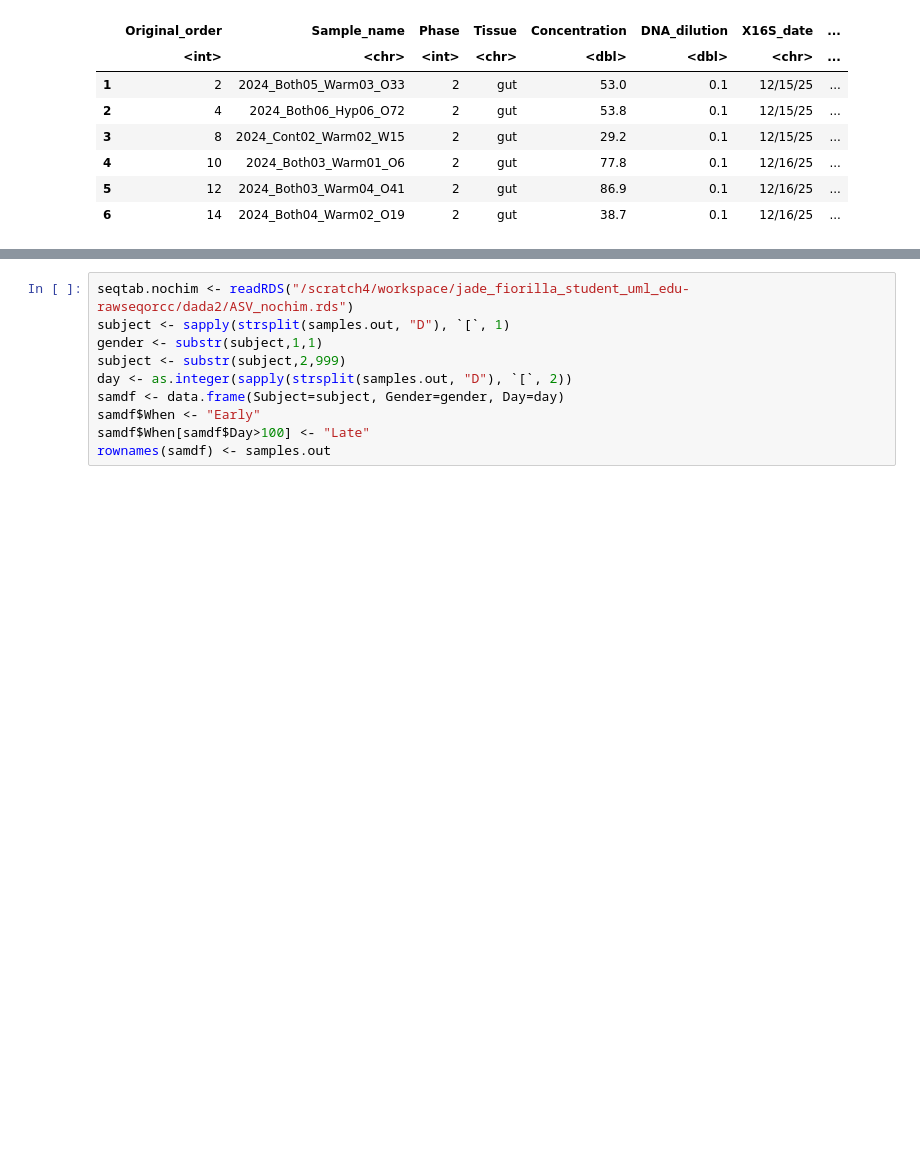
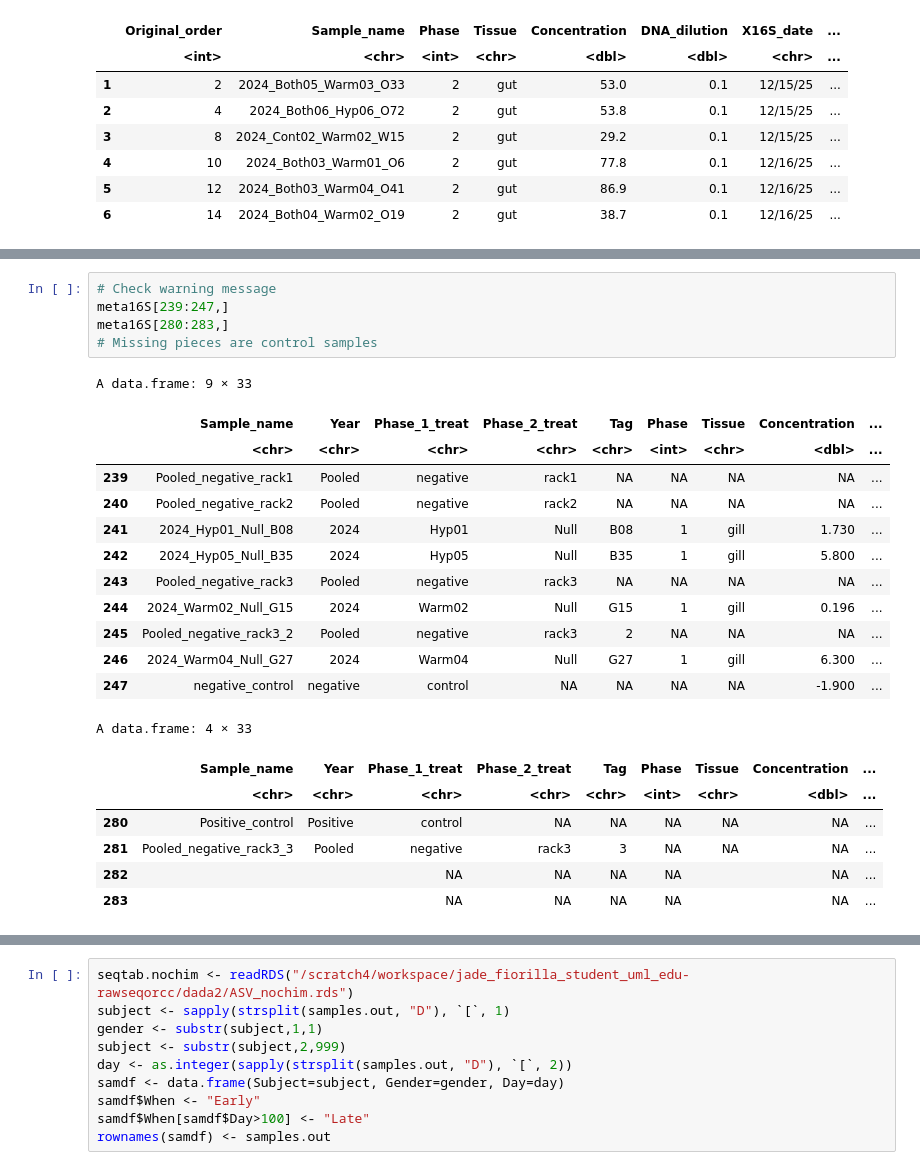
Before and after one commit to jfiorilla/ORCC_16S, a Jupyter notebook: phyloseq-working.ipynb, the cells around one changed output, grey strips where cells are left out. Saved outputs shown, nothing was run; the diff lists cells and outputs as text; blank space fills up the shorter version.

```diff
--- a/phyloseq-working.ipynb
+++ b/phyloseq-working.ipynb
@@ -77,0 +61,25 @@ A data.frame: 6 × 28
+# %%
+# Check warning message
+meta16S[239:247,]
+meta16S[280:283,]
+# Missing pieces are control samples
+# %% [output]
+A data.frame: 9 × 33
+|  | Sample_name | Year | Phase_1_treat | Phase_2_treat | Tag | Phase | Tissue | Concentration | ... |
+|  | <chr> | <chr> | <chr> | <chr> | <chr> | <int> | <chr> | <dbl> | ... |
+| 239 | Pooled_negative_rack1 | Pooled | negative | rack1 | NA | NA | NA | NA | ... |
+| 240 | Pooled_negative_rack2 | Pooled | negative | rack2 | NA | NA | NA | NA | ... |
+| 241 | 2024_Hyp01_Null_B08 | 2024 | Hyp01 | Null | B08 | 1 | gill | 1.730 | ... |
+| 242 | 2024_Hyp05_Null_B35 | 2024 | Hyp05 | Null | B35 | 1 | gill | 5.800 | ... |
+| 243 | Pooled_negative_rack3 | Pooled | negative | rack3 | NA | NA | NA | NA | ... |
+| 244 | 2024_Warm02_Null_G15 | 2024 | Warm02 | Null | G15 | 1 | gill | 0.196 | ... |
+| 245 | Pooled_negative_rack3_2 | Pooled | negative | rack3 | 2 | NA | NA | NA | ... |
+| 246 | 2024_Warm04_Null_G27 | 2024 | Warm04 | Null | G27 | 1 | gill | 6.300 | ... |
+| 247 | negative_control | negative | control | NA | NA | NA | NA | -1.900 | ... |
+A data.frame: 4 × 33
+|  | Sample_name | Year | Phase_1_treat | Phase_2_treat | Tag | Phase | Tissue | Concentration | ... |
+|  | <chr> | <chr> | <chr> | <chr> | <chr> | <int> | <chr> | <dbl> | ... |
+| 280 | Positive_control | Positive | control | NA | NA | NA | NA | NA | ... |
+| 281 | Pooled_negative_rack3_3 | Pooled | negative | rack3 | 3 | NA | NA | NA | ... |
+| 282 |  |  | NA | NA | NA | NA |  | NA | ... |
+| 283 |  |  | NA | NA | NA | NA |  | NA | ... |
```
Also changed, not shown: parts of 12 cells of this notebook, 5 other files.
